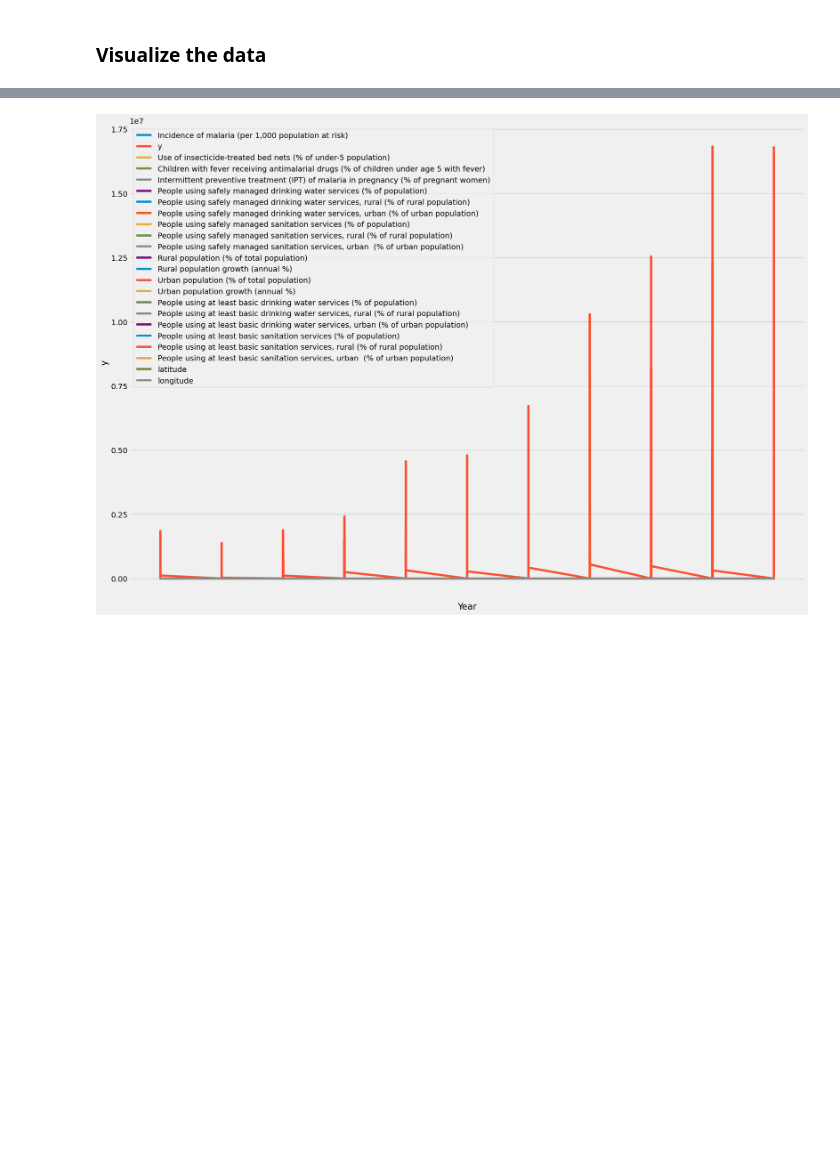
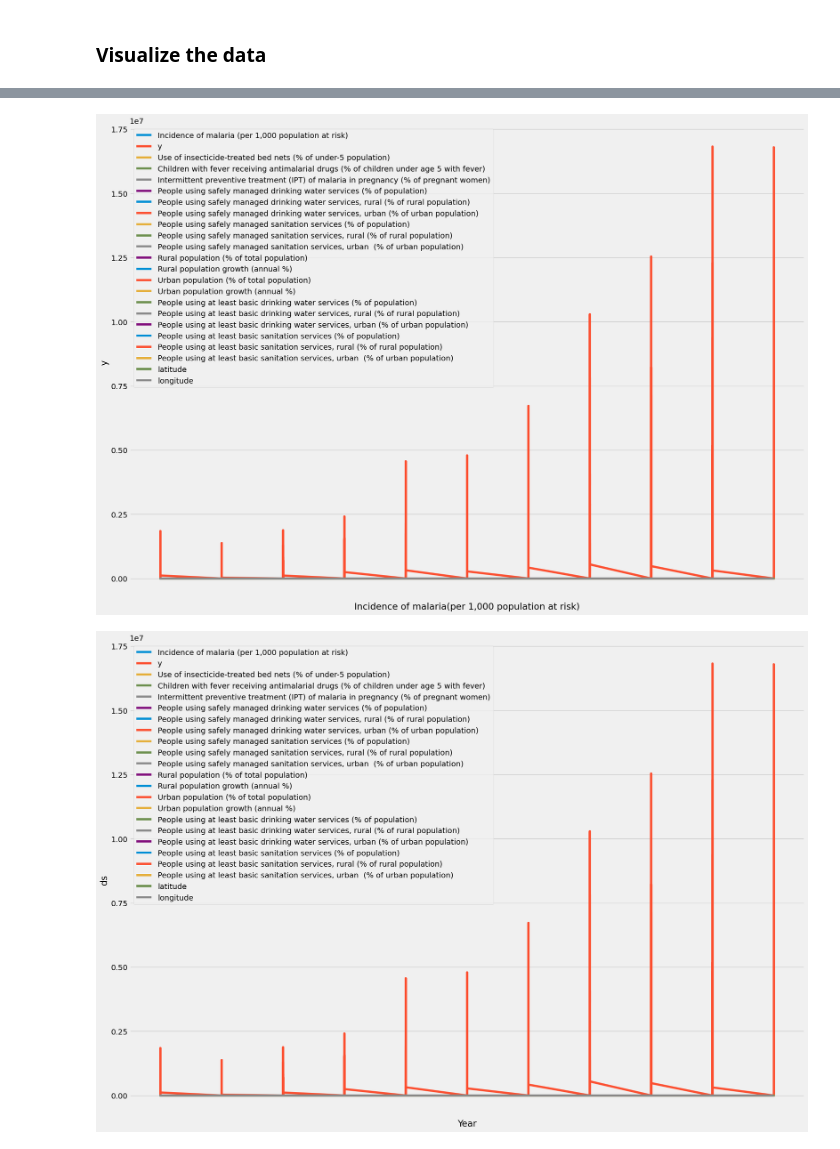
Before and after one commit to immanuelgoko07-ctrl/ML2-CAPSTONE, a Jupyter notebook: malaria-forecasting.ipynb, the cells around one changed output, grey strips where cells are left out. Cells and saved outputs as stored; diff of their text form; code cells hidden in the pictures; blank space fills up the shorter version.

```diff
--- a/malaria-forecasting.ipynb
+++ b/malaria-forecasting.ipynb
@@ -25,5 +23,3 @@ df.head()
-# %%
-df.rename(columns = {'#Passengers':'AirPassengers'}, inplace = True)
 # %% [markdown]
 ### Summary of dataset
 # %%
@@ -91,3 +89,11 @@ plt.show()
+# %%
+ax = df.set_index('ds').plot(figsize=(20, 18))
+ax.set_ylabel('y')
+ax.set_xlabel('Incidence of malaria(per 1,000 population at risk)')
+
+plt.show()
+# %% [output]
+[figure, added]
 # %%
 ax = df.set_index('ds').plot(figsize=(20, 18))
 ax.set_ylabel('y')
```
Also changed, not shown: parts of 71 cells of this notebook.
